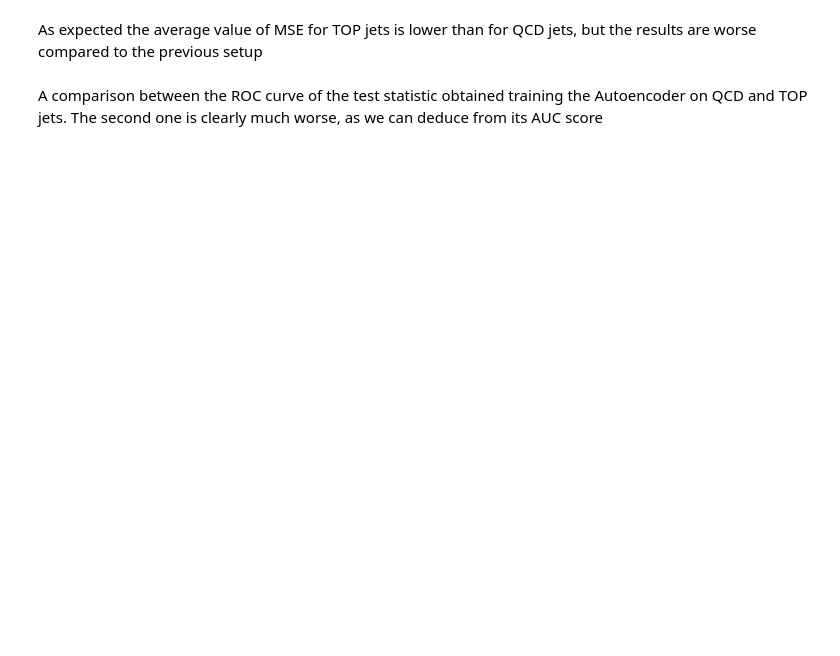
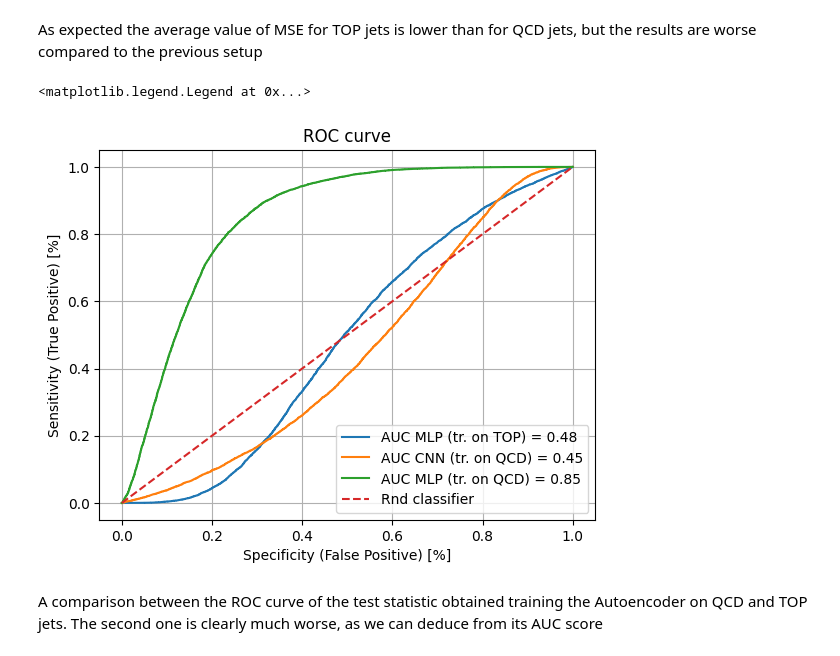
Before and after one commit to S3gmentati0nFault/autoencoders, a Jupyter notebook: src/sheet08.ipynb, the cells around one changed output. Drawn from its saved outputs; the diff is of its cells as text; code cells hidden in the pictures; blank space fills up the shorter version.

```diff
--- a/src/sheet08.ipynb
+++ b/src/sheet08.ipynb
@@ -765,31 +822,34 @@ As expected the average value of MSE for TOP jets is lower than for QCD jets, bu
 # %%
 qcd_mse = np.array(qcd_mse)
 top_mse = np.array(top_mse)
 jets_mse = np.concatenate((qcd_mse,top_mse), axis=None)
 jets_mse.size
 
 label_jets = []
 
 for i in range(qcd_mse.size):
     label_jets.append(0)
 
 for i in range(top_mse.size):
     label_jets.append(1)
 
 label_jets = np.array(label_jets)
 
 
 rnd_class = np.linspace(0, 1, 100)
 fpr2, tpr2, th2 = roc_curve(label_jets,jets_mse)
 auc_score2 = roc_auc_score(label_jets,jets_mse)
 plt.title('ROC curve')
 plt.xlabel('Specificity (False Positive) [%]')
 plt.ylabel('Sensitivity (True Positive) [%]')
 plt.grid()
 plt.plot(fpr2, tpr2, label=f'AUC MLP (tr. on TOP) = {auc_score2:.2f}' )
 plt.plot(fpr_cnn, tpr_cnn, label=f'AUC CNN (tr. on QCD) = {auc_score_cnn:.2f}' )
-plt.plot(fpr_QCD, tpr_QCD, label="AUC MLP (tr. on QCD) = {auc_score_QCD:.2f}")
+plt.plot(fpr_QCD, tpr_QCD, label=f'AUC MLP (tr. on QCD) = {auc_score_QCD:.2f}')
 plt.plot(rnd_class, rnd_class, '--', label='Rnd classifier')
 plt.legend()
+# %% [output]
+<matplotlib.legend.Legend at 0x...>
+[figure, added]
 # %% [markdown]
 A comparison between the ROC curve of the test statistic obtained training the Autoencoder on QCD and TOP jets. The second one is clearly much worse, as we can deduce from its AUC score
```
Also changed, not shown: parts of 21 cells of this notebook.
